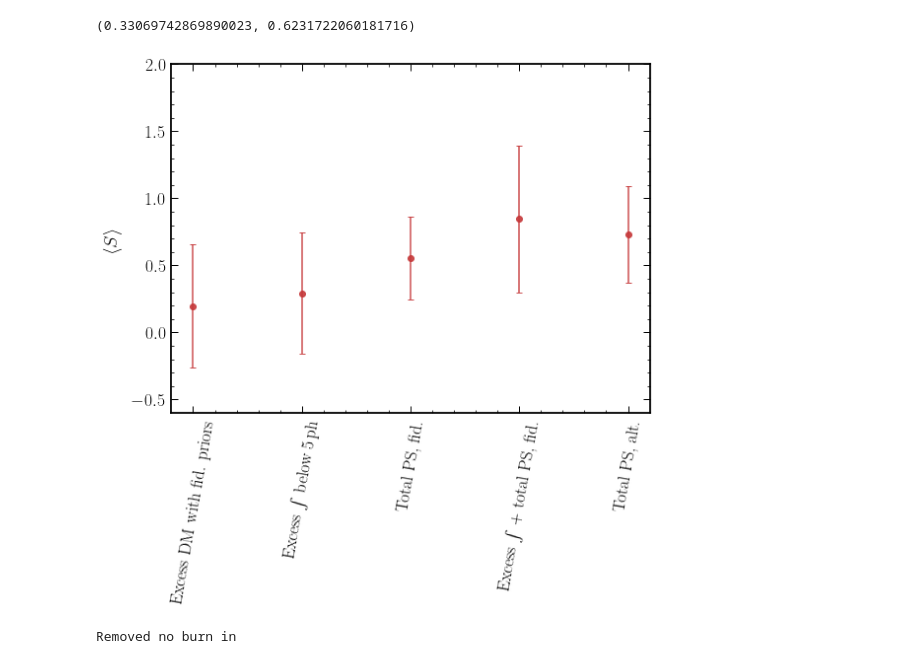
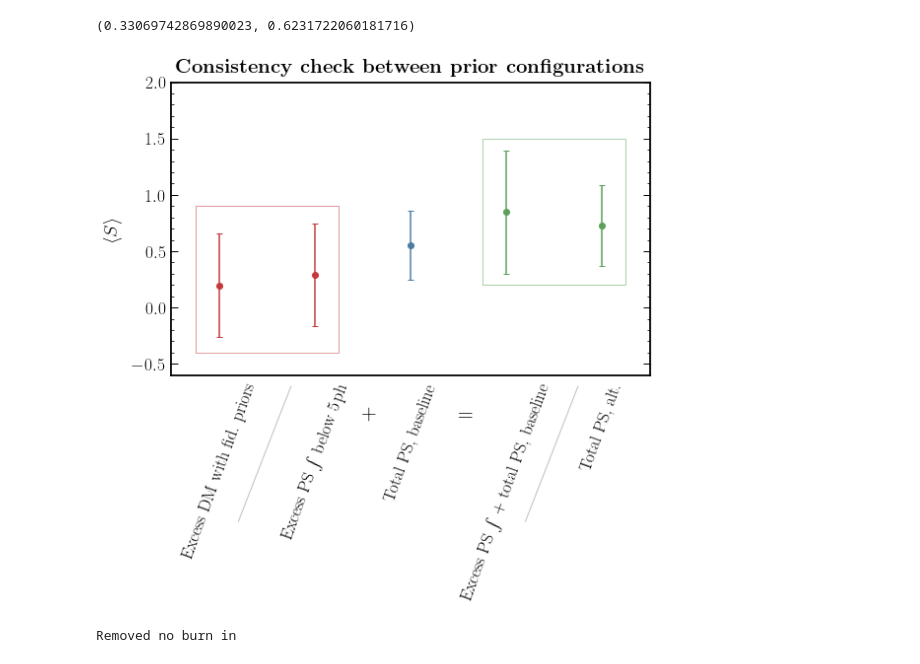
Before and after one commit to smsharma/fermi-gce-flows, a Jupyter notebook: notebooks/02_analysis_variations_full.ipynb, the cells around one changed output. Drawn from its saved outputs; the diff is of its cells as text; code cells hidden in the pictures.

Commit message:
Added Appendix, other text changes, removed comments

```diff
--- a/notebooks/02_analysis_variations_full.ipynb
+++ b/notebooks/02_analysis_variations_full.ipynb
@@ -539,7 +523,6 @@ array([-0.26971076, -0.19464052, -0.1176908 ])
 # %%
 from uncertainties import ufloat
 from uncertainties.umath import *  # sin(), etc.
-x = ufloat(1, 0.1)  # x = 1+/-0.1
 # %%
 def get_unc(post):
     return ufloat(np.mean(post), np.std(post))
@@ -554,37 +537,70 @@ np.mean(post_fid['integ_below']), np.mean(post_alt['integ_below'])
 # %%
 post_fid = np.load("/Users/smsharma/Desktop/post_fid.npz")
 post_alt = np.load("/Users/smsharma/Desktop/post_alt.npz")
 
 xtra_below = get_unc(post_alt['integ_below']) - get_unc(post_fid['integ_below'])
 xtra_dm = get_unc(post_fid['post_dm']) - get_unc(post_alt['post_dm'])
 
 fid_tot = get_unc(post_fid['post_tot'])
 summed = ((xtra_below) + (fid_tot))
 
 alt_tot = get_unc(post_alt['post_tot'])
 
 plt.figure(figsize = (8, 8))
 
-plt.errorbar(x=[0, 1, 2, 3, 4],
-             y=[alt_tot.n, summed.n, fid_tot.n, xtra_below.n, xtra_dm.n][::-1],
-             yerr=[alt_tot.std_dev, summed.std_dev, fid_tot.std_dev, xtra_below.std_dev, xtra_dm.std_dev][::-1],
-             fmt='o', capsize=3, capthick=1, elinewidth=1.5)
+x_list=[0, 1, 2, 3, 4]
+y_list=[alt_tot.n, summed.n, fid_tot.n, xtra_below.n, xtra_dm.n][::-1]
+yerr_list=[alt_tot.std_dev, summed.std_dev, fid_tot.std_dev, xtra_below.std_dev, xtra_dm.std_dev][::-1]
+cols_list = [cols_default[0], cols_default[0], cols_default[1], cols_default[2], cols_default[2]]
+
+for x, y, yerr, col in zip(x_list, y_list, yerr_list, cols_list):
+    plt.errorbar(x=x,
+                 y=y,
+                 yerr=yerr,
+                 color=col,
+                 fmt='o', capsize=3, capthick=1, elinewidth=1.5)
+
+plt.text(1.5, -1., r"$+$", fontsize=22)
+plt.text(2.5, -1., r"$=$", fontsize=22)
 
 plt.xticks(np.arange(5),
-           labels=["Excess DM with fid. priors", r"Excess $\int$ below 5\,ph", "Total PS, fid.", "Excess $\int$ + total PS, fid.", "Total PS, alt."],
-          rotation=80)
+           labels=["Excess DM with fid. priors", r"Excess PS $\int$ below 5\,ph", "Total PS, baseline", "Excess PS $\int$ + total PS, baseline", "Total PS, alt."],
+           rotation=70)
+
+plt.tick_params(axis = "x", which = "both", bottom = False, top = False)
+
+from matplotlib import lines
+
+x,y = np.array([[.75, .2], [-0.7, -1.9]],)
+line = lines.Line2D(x, y, color='grey', lw=1, alpha=0.5,)
+ax = plt.gca()
+ax.add_line(line)
+line.set_clip_on(False)
+
+x,y = np.array([[3.75, 3.2], [-0.7, -1.9]],)
+line = lines.Line2D(x, y, color='grey', lw=1, alpha=0.5,)
+ax.add_line(line)
+line.set_clip_on(False)
+
+# Create a Rectangle patch
+from matplotlib.patches import Rectangle
+
+rect = Rectangle((-0.25, -0.4) , 1.5, 1.3, linewidth=1, edgecolor=cols_default[0], lw=0.5, facecolor='none')
+ax.add_patch(rect)
+
+rect = Rectangle((2.75, 0.2) , 1.5, 1.3, linewidth=1, edgecolor=cols_default[2], lw=0.5, facecolor='none')
+ax.add_patch(rect)
 
 plt.ylabel(r"$\langle S \rangle$")
 plt.ylim(-0.6, 2)
+plt.xlim(-0.5, 4.5)
 
-# import seaborn as sns
-# sns.violinplot(data=[post_fid['post_tot'], post_xtra_below, post_xtra_below + post_fid['post_tot'], post_alt['post_tot']],
-#               cut=0, scale='area', bw='scott')
+plt.title(r"\bf{Consistency check between prior configurations}", y=1.008, fontsize=20.5)
 
 plt.tight_layout()
-plt.savefig("/Users/smsharma/Desktop/consistency.pdf")
+plt.savefig("../paper/plots/consistency_check.pdf")
 # %% [output]
-[figure, old version]
+[figure, new version]
 # %%
 data_samples = posterior.sample(sample_shape=(20000,), x=x_test)
 # %%
```
Also changed, not shown: parts of 6 cells of this notebook, 15 other files.
